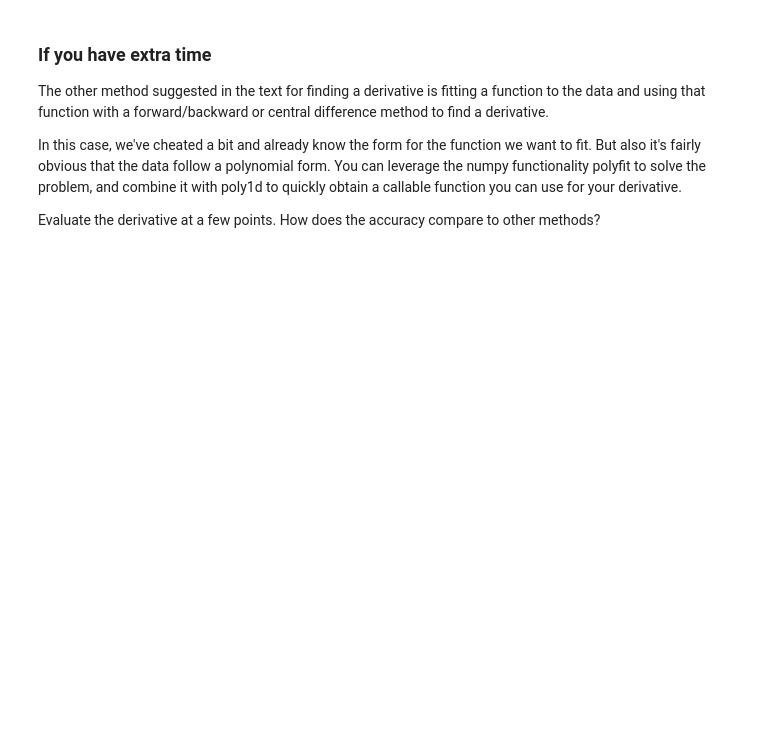
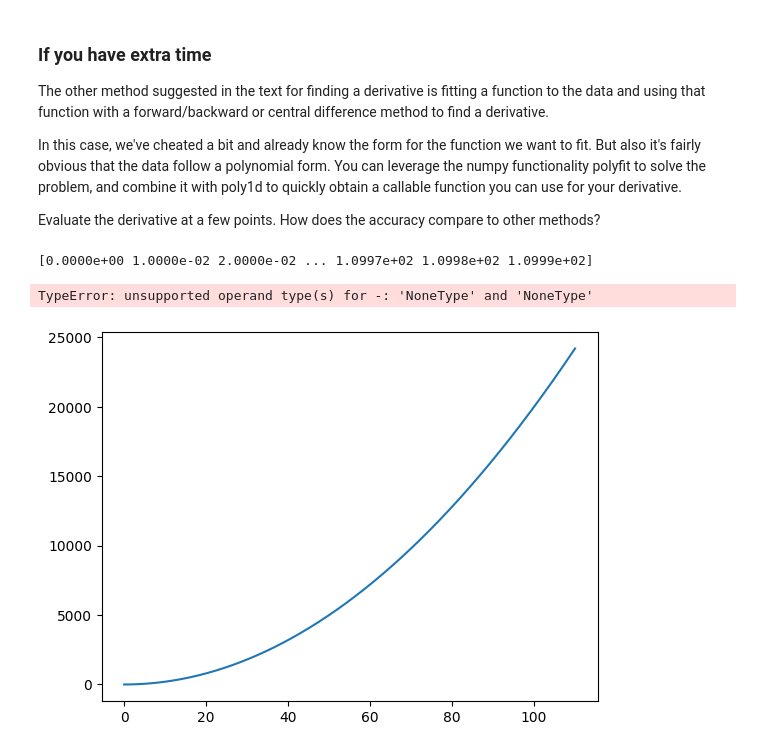
Before and after one commit to AtomLikeInPhysics/Tom-PHYS50733, a Jupyter notebook: Lecture Notes/numerical_differentiation.ipynb, the cells around one changed output. Drawn from its saved outputs; the diff is of its cells as text; code cells hidden in the pictures; blank space fills up the shorter version.

```diff
--- a/Lecture Notes/numerical_differentiation.ipynb
+++ b/Lecture Notes/numerical_differentiation.ipynb
@@ -112,4 +142,17 @@ In this case, we've cheated a bit and already know the form for the function we
 
 Evaluate the derivative at a few points. How does the accuracy compare to other methods?
 # %%
-# code
+func = np.polyfit(x,y,2)
+plt.plot(x,func[0] * x**2 + func[1]*x + func[2])
+
+def function(x):
+    func[0] * x**2 + func[1]*x + func[2]
+
+def centDiff(x , h = 10**-8):
+    return((function(x + h/2) - function(x - h/2)) / h)
+
+print(centDiff(x))
+# %% [output]
+[0.0000e+00 1.0000e-02 2.0000e-02 ... 1.0997e+02 1.0998e+02 1.0999e+02]
+TypeError: unsupported operand type(s) for -: 'NoneType' and 'NoneType'
+[figure, added]
```
Also changed, not shown: parts of 2 cells of this notebook, 1 other file.
